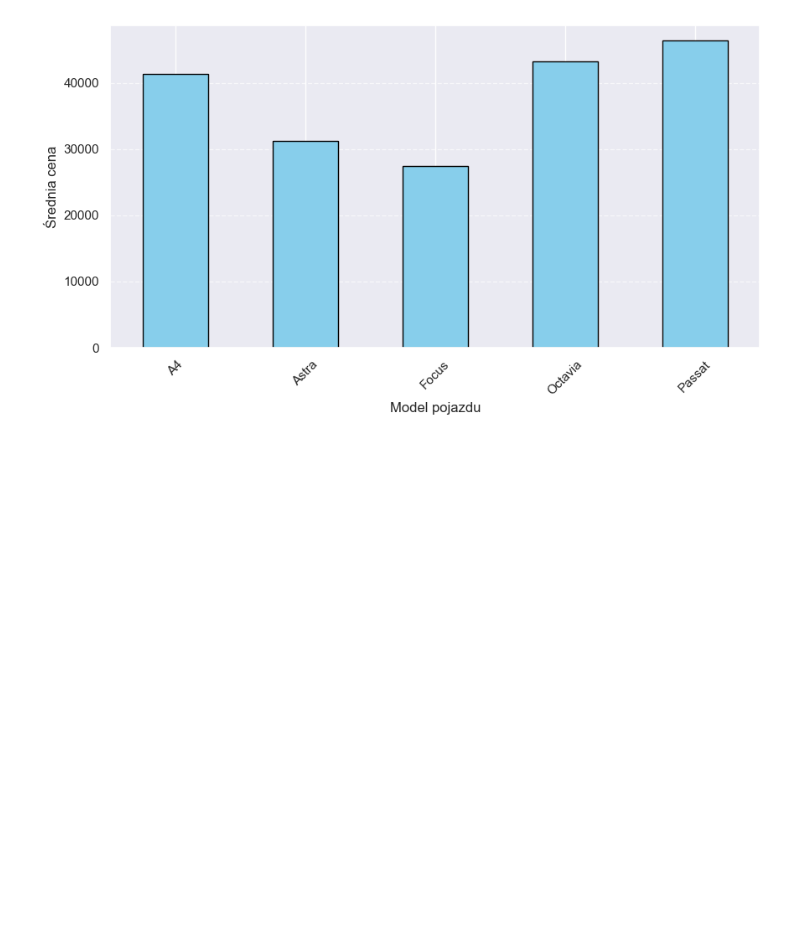
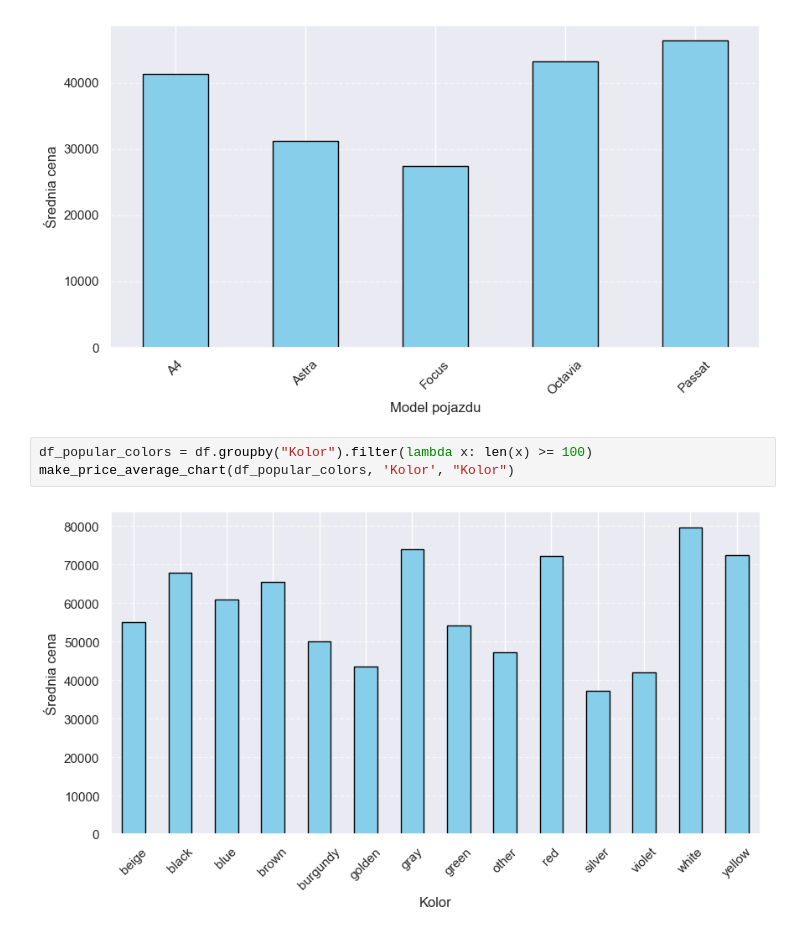
Before and after one commit to GameRuiner/Car-Price-Prediction, a Jupyter notebook: presentation/EDA.ipynb, the cells around one changed output. Cells and saved outputs as stored; diff of their text form; blank space fills up the shorter version.

```diff
--- a/presentation/EDA.ipynb
+++ b/presentation/EDA.ipynb
@@ -107,3 +141,8 @@ filtered_df = df[df['Model_pojazdu'].isin(top_models)]
 make_price_average_chart(filtered_df, 'Model_pojazdu', "Model pojazdu")
 # %% [output]
 [figure]
+# %%
+df_popular_colors = df.groupby("Kolor").filter(lambda x: len(x) >= 100)
+make_price_average_chart(df_popular_colors, 'Kolor', "Kolor")
+# %% [output]
+[figure, added]
```
Also changed, not shown: parts of 10 cells of this notebook.
